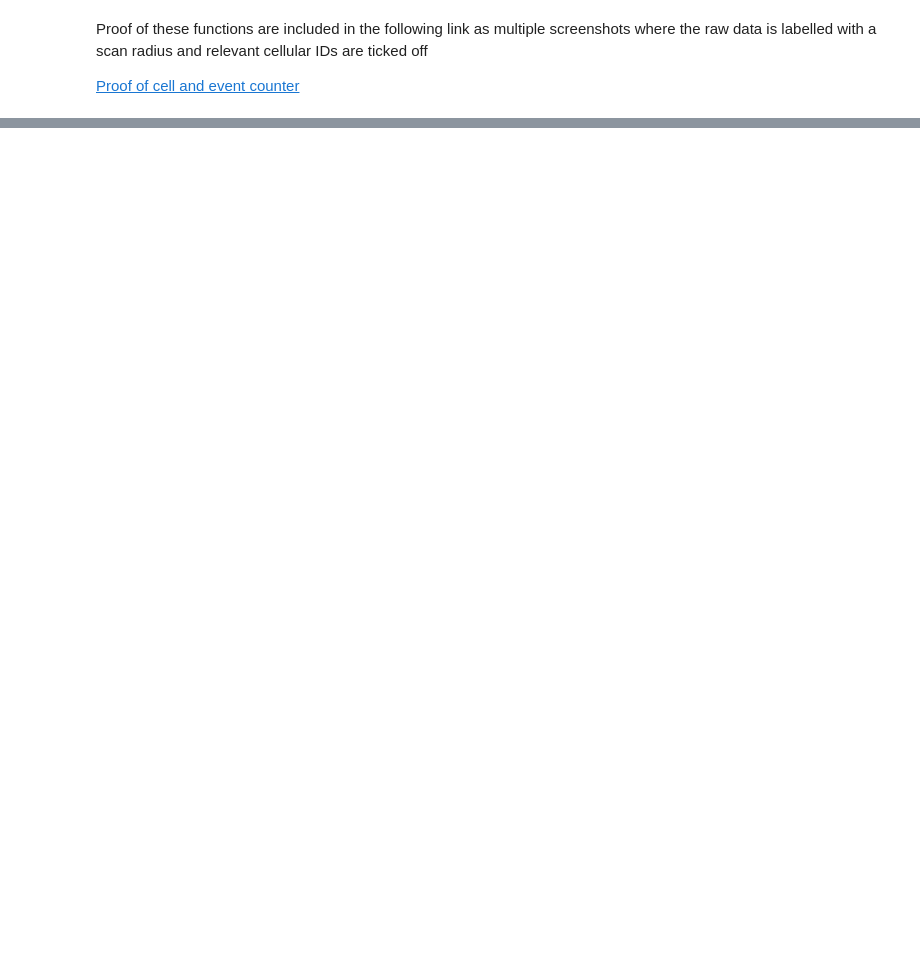
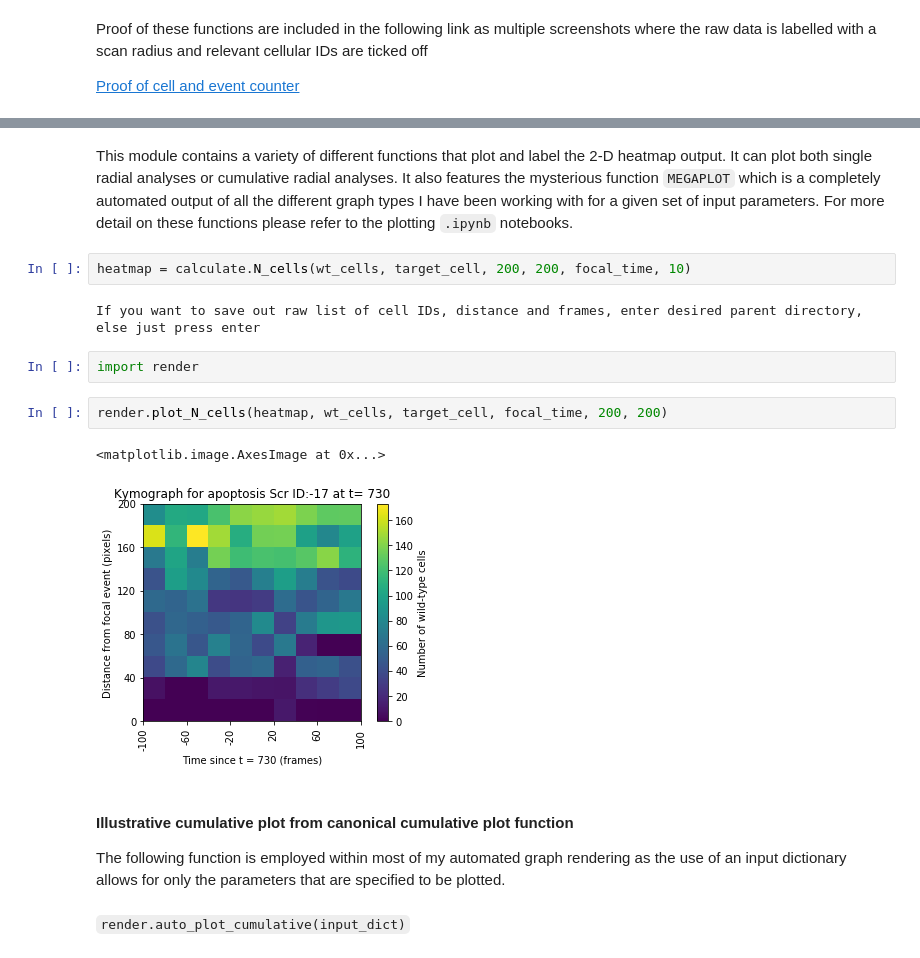
Before and after one commit to nthndy/cell-comp-analysis, a Jupyter notebook: radial_analysis/metaanalysis/Proof.ipynb, the cells around one changed output, grey strips where cells are left out. Saved outputs shown, nothing was run; the diff lists cells and outputs as text; blank space fills up the shorter version.

```diff
--- a/radial_analysis/metaanalysis/Proof.ipynb
+++ b/radial_analysis/metaanalysis/Proof.ipynb
@@ -154,0 +221,19 @@ Proof of these functions are included in the following link as multiple screensh
+# %% [markdown]
+This module contains a variety of different functions that plot and label the 2-D heatmap output. It can plot both single radial analyses or cumulative radial analyses. It also features the mysterious function `MEGAPLOT` which is a completely automated output of all the different graph types I have been working with for a given set of input parameters. For more detail on these functions please refer to the plotting `.ipynb` notebooks.
+# %%
+heatmap = calculate.N_cells(wt_cells, target_cell, 200, 200, focal_time, 10)
+# %% [output]
+If you want to save out raw list of cell IDs, distance and frames, enter desired parent directory, else just press enter
+# %%
+import render
+# %%
+render.plot_N_cells(heatmap, wt_cells, target_cell, focal_time, 200, 200)
+# %% [output]
+<matplotlib.image.AxesImage at 0x...>
+[figure, added]
+# %% [markdown]
+#### Illustrative cumulative plot from canonical cumulative plot function
+
+The following function is employed within most of my automated graph rendering as the use of an input dictionary allows for only the parameters that are specified to be plotted.
+# %% [markdown]
+`render.auto_plot_cumulative(input_dict)`
```
Also changed, not shown: parts of 16 cells of this notebook, 2 other files.
